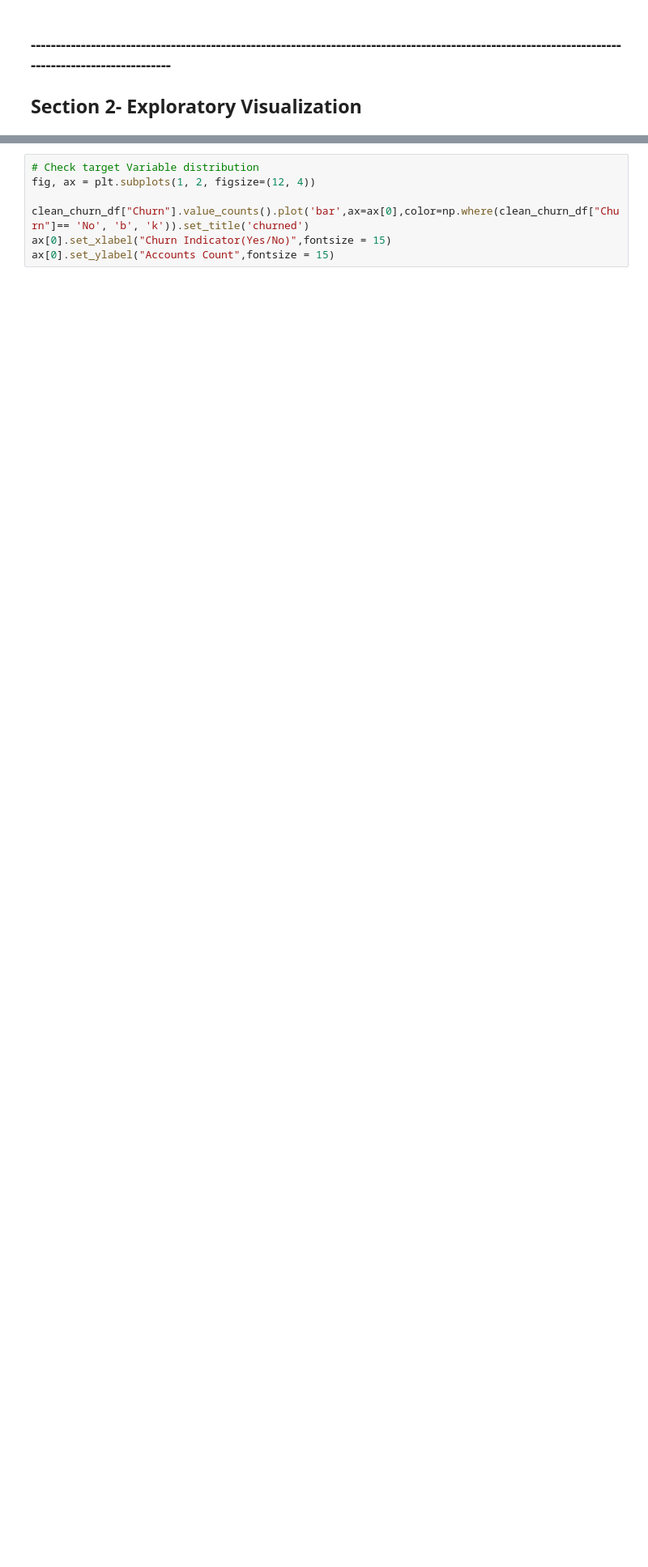
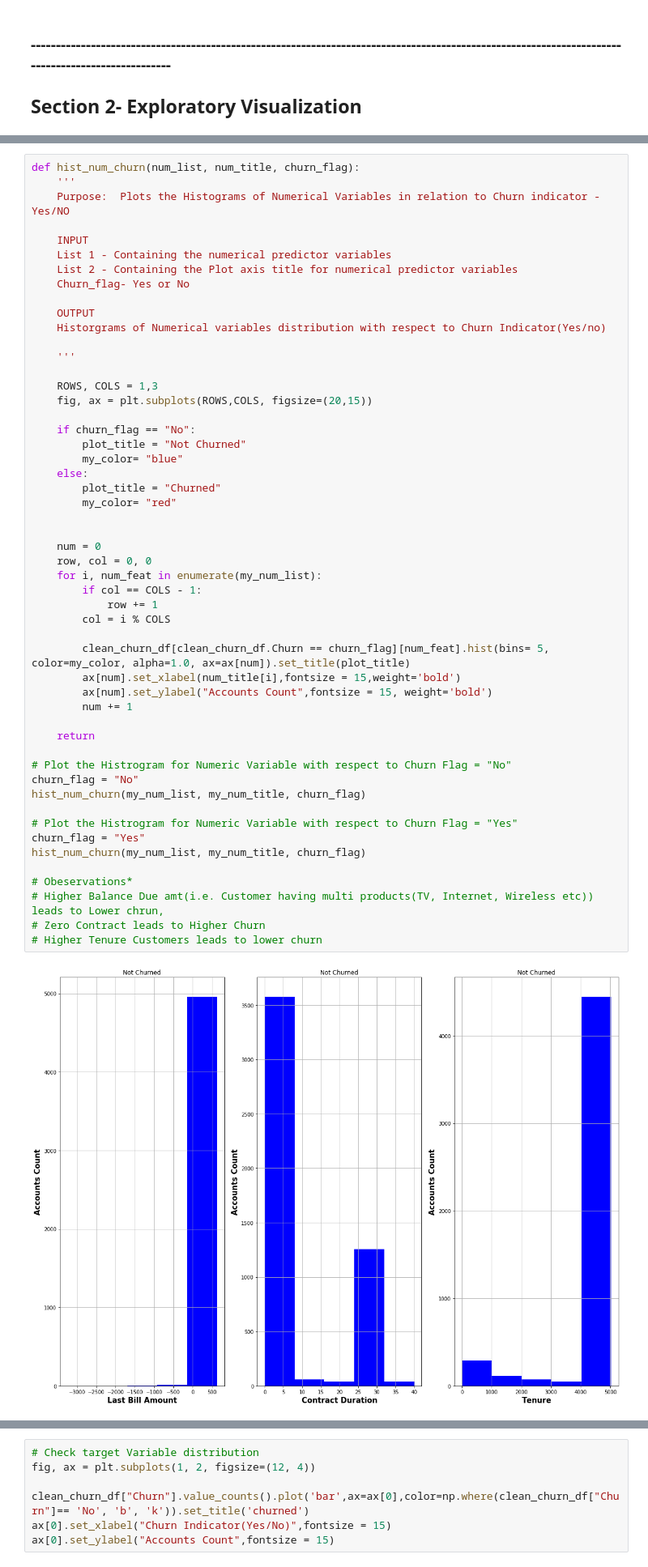
Before and after one commit to paridad/Project1-Nano-DS, a Jupyter notebook: Project_1_DataScience-blog.ipynb, the cells around one changed output, grey strips where cells are left out. Shown: that part at 81% size. Cells and saved outputs as stored; diff of their text form; blank space fills up the shorter version.

```diff
--- a/Project_1_DataScience-blog.ipynb
+++ b/Project_1_DataScience-blog.ipynb
@@ -399,0 +355,54 @@ shape (1, 3)
+# %%
+def hist_num_churn(num_list, num_title, churn_flag):
+    '''
+    Purpose:  Plots the Histograms of Numerical Variables in relation to Churn indicator -Yes/NO
+
+    INPUT
+    List 1 - Containing the numerical predictor variables
+    List 2 - Containing the Plot axis title for numerical predictor variables
+    Churn_flag- Yes or No
+
+    OUTPUT
+    Historgrams of Numerical variables distribution with respect to Churn Indicator(Yes/no)
+
+    '''
+
+    ROWS, COLS = 1,3
+    fig, ax = plt.subplots(ROWS,COLS, figsize=(20,15))
+
+    if churn_flag == "No":
+        plot_title = "Not Churned"
+        my_color= "blue"
+    else:
+        plot_title = "Churned"
+        my_color= "red"
+
+
+    num = 0
+    row, col = 0, 0
+    for i, num_feat in enumerate(my_num_list):
+        if col == COLS - 1:
+            row += 1
+        col = i % COLS
+
+        clean_churn_df[clean_churn_df.Churn == churn_flag][num_feat].hist(bins= 5, color=my_color, alpha=1.0, ax=ax[num]).set_title(plot_title)
+        ax[num].set_xlabel(num_title[i],fontsize = 15,weight='bold')
+        ax[num].set_ylabel("Accounts Count",fontsize = 15, weight='bold')
+        num += 1
+
+    return
+
+# Plot the Histrogram for Numeric Variable with respect to Churn Flag = "No"
+churn_flag = "No"
+hist_num_churn(my_num_list, my_num_title, churn_flag)
+
+# Plot the Histrogram for Numeric Variable with respect to Churn Flag = "Yes"
+churn_flag = "Yes"
+hist_num_churn(my_num_list, my_num_title, churn_flag)
+
+# Obeservations*
+# Higher Balance Due amt(i.e. Customer having multi products(TV, Internet, Wireless etc)) leads to Lower chrun,
+# Zero Contract leads to Higher Churn
+# Higher Tenure Customers leads to lower churn
+# %% [output]
+[figure, added]
```
Also changed, not shown: parts of 14 cells of this notebook.
